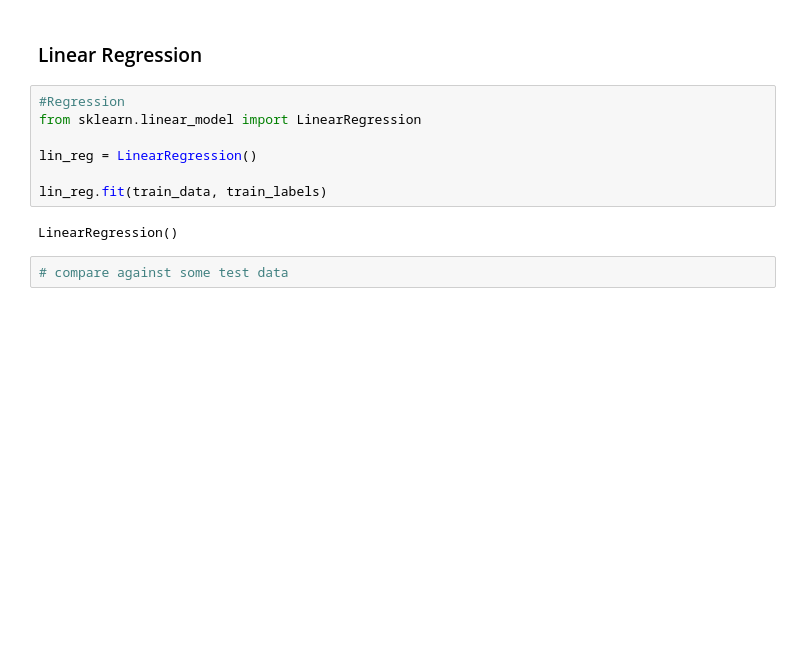
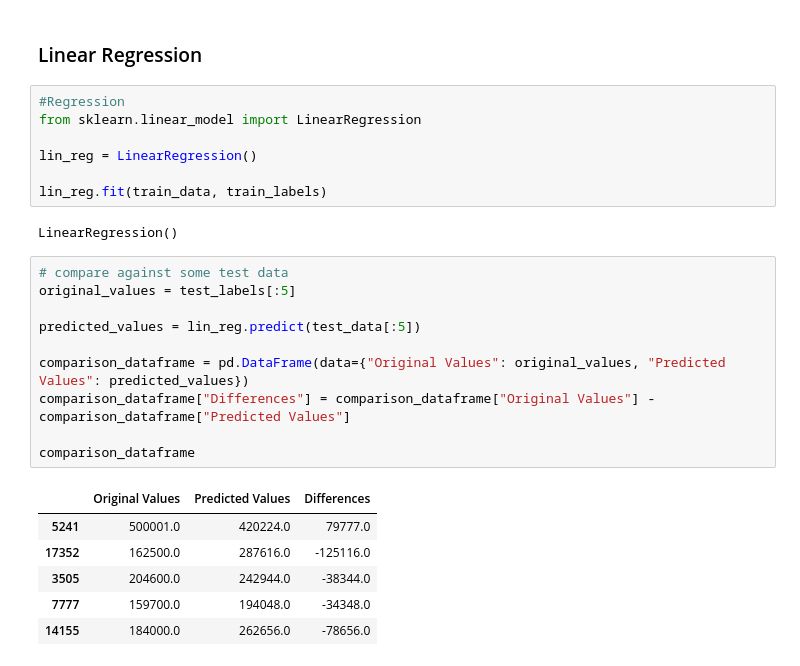
Before and after one commit to amisha26/Hands-on-Machine-Learning, a Jupyter notebook: Hands-On-Machine-Learning-Project/Chapter_2.ipynb, the cells around one changed output. Drawn from its saved outputs; the diff is of its cells as text; blank space fills up the shorter version.

```diff
--- a/Hands-On-Machine-Learning-Project/Chapter_2.ipynb
+++ b/Hands-On-Machine-Learning-Project/Chapter_2.ipynb
@@ -606,5 +606,20 @@ lin_reg = LinearRegression()
 lin_reg.fit(train_data, train_labels)
 # %% [output]
 LinearRegression()
-# %%
-# compare against some test data
+# %%
+# compare against some test data
+original_values = test_labels[:5]
+
+predicted_values = lin_reg.predict(test_data[:5])
+
+comparison_dataframe = pd.DataFrame(data={"Original Values": original_values, "Predicted Values": predicted_values})
+comparison_dataframe["Differences"] = comparison_dataframe["Original Values"] - comparison_dataframe["Predicted Values"]
+
+comparison_dataframe
+# %% [output]
+|  | Original Values | Predicted Values | Differences |
+| 5241 | 500001.0 | 420224.0 | 79777.0 |
+| 17352 | 162500.0 | 287616.0 | -125116.0 |
+| 3505 | 204600.0 | 242944.0 | -38344.0 |
+| 7777 | 159700.0 | 194048.0 | -34348.0 |
+| 14155 | 184000.0 | 262656.0 | -78656.0 |
```
Also changed, not shown: parts of 23 cells of this notebook.
